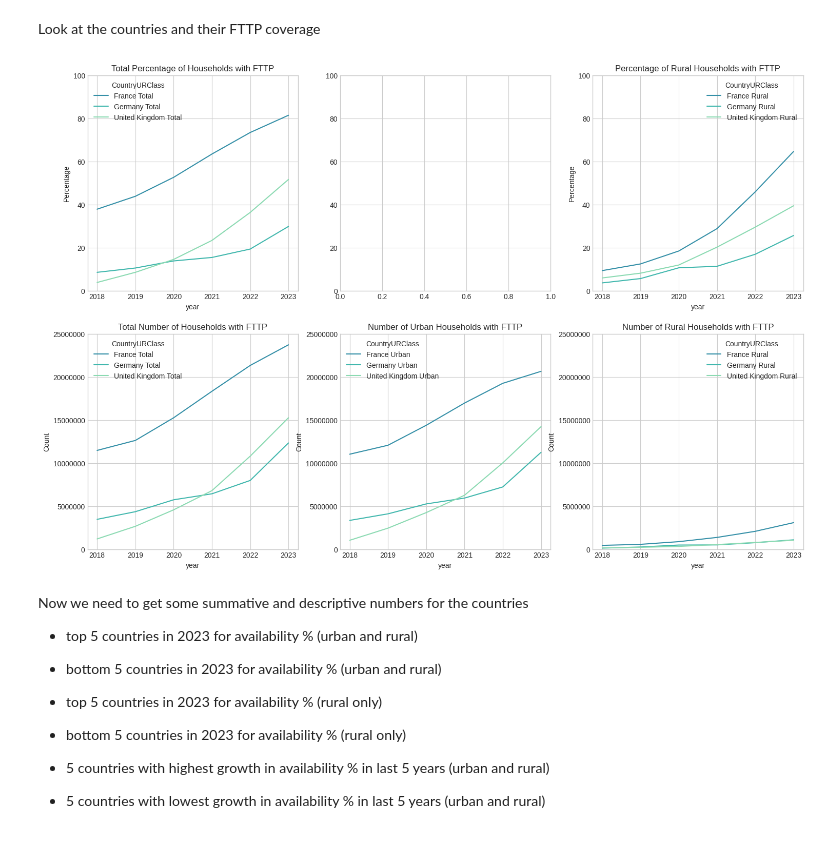
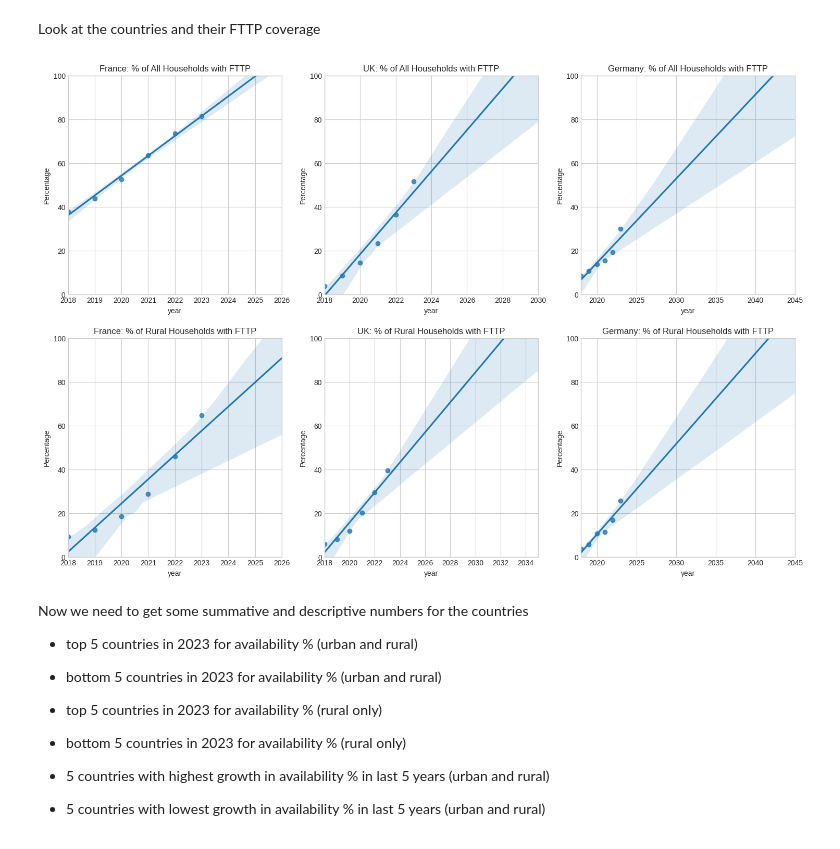
Before and after one commit to yuliiabosher/Fiber-optic-project, a Jupyter notebook: european_fibre_optic_data_clean_and_load.ipynb, the cells around one changed output. Drawn from its saved outputs; the diff is of its cells as text; code cells hidden in the pictures.

```diff
--- a/european_fibre_optic_data_clean_and_load.ipynb
+++ b/european_fibre_optic_data_clean_and_load.ipynb
@@ -321,52 +321,94 @@ dfUKFranceGermanyTotalPlotHouseholds['CountryURClass'] = dfUKFranceGermanyTotalP
 dfUKFranceGermanyUrbanPlotHouseholds=dfUKFranceGermanyUrbanPlotHouseholds.melt(id_vars=["Country", 'URClass'],value_vars=['Country','2018','2019','2020','2021','2022','2023'])
 dfUKFranceGermanyUrbanPlotHouseholds['CountryURClass'] = dfUKFranceGermanyUrbanPlotHouseholds[['Country', 'URClass']].agg(' '.join, axis=1)
 
 dfUKFranceGermanyRuralPlotPercentage.rename(columns={'variable': 'year', 'value': 'Percentage'}, inplace=True)
 dfUKFranceGermanyTotalPlotPercentage.rename(columns={'variable': 'year', 'value': 'Percentage'}, inplace=True)
 dfUKFranceGermanyRuralPlotHouseholds.rename(columns={'variable': 'year', 'value': 'Count'}, inplace=True)
 dfUKFranceGermanyTotalPlotHouseholds.rename(columns={'variable': 'year', 'value': 'Count'}, inplace=True)
 dfUKFranceGermanyUrbanPlotHouseholds.rename(columns={'variable': 'year', 'value': 'Count'}, inplace=True)
 
 def convert_columns_to_numeric(dataframe, isPercentage) :
   if isPercentage:
     dataframe["Percentage"] = pd.to_numeric(dataframe["Percentage"])
   else:
     dataframe["Count"] = pd.to_numeric(dataframe["Count"])
   dataframe["year"] = pd.to_numeric(dataframe["year"])
 
 convert_columns_to_numeric(dfUKFranceGermanyTotalPlotPercentage, True)
 convert_columns_to_numeric(dfUKFranceGermanyRuralPlotPercentage, True)
 convert_columns_to_numeric(dfUKFranceGermanyTotalPlotHouseholds, False)
 convert_columns_to_numeric(dfUKFranceGermanyUrbanPlotHouseholds, False)
 convert_columns_to_numeric(dfUKFranceGermanyRuralPlotHouseholds, False)
 
 colors=sns.color_palette('mako')[3:6]
+if False:
+  fig, axes = plt.subplots(2,3, figsize=(18,12))
+  axes[0,0].set(ylim=(0, 100))
+  axes[0,0].set_title('Total Percentage of Households with FTTP')
+  #axes[0,1].set_title('Percentage of Rural Households with FTTP')
+  axes[0,1].set(ylim=(0, 100))
+  axes[0,2].set(ylim=(0, 100))
+  axes[0,2].set_title('Percentage of Rural Households with FTTP')
+  axes[1,0].set_title('Total Number of Households with FTTP')
+  axes[1,1].set_title('Number of Urban Households with FTTP')
+  axes[1,2].set_title('Number of Rural Households with FTTP')
+  axes[1,0].get_yaxis().get_major_formatter().set_scientific(False)
+  axes[1,1].get_yaxis().get_major_formatter().set_scientific(False)
+  axes[1,2].get_yaxis().get_major_formatter().set_scientific(False)
+  axes[1,0].set(ylim=(0, 25000000))
+  axes[1,1].set(ylim=(0, 25000000))
+  axes[1,2].set(ylim=(0, 25000000))
+
+  sns.lineplot(x='year', y='Percentage', hue='CountryURClass', palette=colors, data=dfUKFranceGermanyTotalPlotPercentage,ax=axes[0,0])
+  sns.lineplot(x='year', y='Percentage', hue='CountryURClass', palette=colors, data=dfUKFranceGermanyRuralPlotPercentage, ax=axes[0,2])
+  sns.lineplot(x='year', y='Count', hue='CountryURClass', palette=colors, data=dfUKFranceGermanyTotalPlotHouseholds, ax=axes[1,0])
+  sns.lineplot(x='year', y='Count', hue='CountryURClass', palette=colors, data=dfUKFranceGermanyUrbanPlotHouseholds, ax=axes[1,1])
+  sns.lineplot(x='year', y='Count', hue='CountryURClass', palette=colors, data=dfUKFranceGermanyRuralPlotHouseholds, ax=axes[1,2])
+  cursor(hover=True)
+#plt.show()
+
+dfFranceTotalPlotPercentage=dfUKFranceGermanyTotalPlotPercentage[(dfUKFranceGermanyTotalPlotPercentage['Country'] == 'France') ]
+dfGermanyTotalPlotPercentage=dfUKFranceGermanyTotalPlotPercentage[(dfUKFranceGermanyTotalPlotPercentage['Country'] == 'Germany') ]
+dfUKTotalPlotPercentage=dfUKFranceGermanyTotalPlotPercentage[(dfUKFranceGermanyTotalPlotPercentage['Country'] == 'United Kingdom') ]
+dfFranceRuralPlotPercentage=dfUKFranceGermanyRuralPlotPercentage[(dfUKFranceGermanyRuralPlotPercentage['Country'] == 'France') ]
+dfGermanyRuralPlotPercentage=dfUKFranceGermanyRuralPlotPercentage[(dfUKFranceGermanyRuralPlotPercentage['Country'] == 'Germany') ]
+dfUKRuralPlotPercentage=dfUKFranceGermanyRuralPlotPercentage[(dfUKFranceGermanyRuralPlotPercentage['Country'] == 'United Kingdom') ]
+
 fig, axes = plt.subplots(2,3, figsize=(18,12))
+xlim = [2018,2035]
 axes[0,0].set(ylim=(0, 100))
-axes[0,0].set_title('Total Percentage of Households with FTTP')
-#axes[0,1].set_title('Percentage of Rural Households with FTTP')
 axes[0,1].set(ylim=(0, 100))
 axes[0,2].set(ylim=(0, 100))
-axes[0,2].set_title('Percentage of Rural Households with FTTP')
-axes[1,0].set_title('Total Number of Households with FTTP')
-axes[1,1].set_title('Number of Urban Households with FTTP')
-axes[1,2].set_title('Number of Rural Households with FTTP')
-axes[1,0].get_yaxis().get_major_formatter().set_scientific(False)
-axes[1,1].get_yaxis().get_major_formatter().set_scientific(False)
-axes[1,2].get_yaxis().get_major_formatter().set_scientific(False)
-axes[1,0].set(ylim=(0, 25000000))
-axes[1,1].set(ylim=(0, 25000000))
-axes[1,2].set(ylim=(0, 25000000))
+axes[0,0].set(xlim=(2018, 2026))
+axes[0,1].set(xlim=(2018, 2030))
+axes[0,2].set(xlim=(2018, 2045))
+axes[0,0].set_title('France: % of All Households with FTTP')
+axes[0,1].set_title('UK: % of All Households with FTTP')
+axes[0,2].set_title('Germany: % of All Households with FTTP')
+axes[1,0].set(ylim=(0, 100))
+axes[1,1].set(ylim=(0, 100))
+axes[1,2].set(ylim=(0, 100))
+axes[1,0].set(xlim=(2018, 2026))
+axes[1,1].set(xlim=(2018, 2035))
+axes[1,2].set(xlim=(2018, 2045))
+axes[1,0].set_title('France: % of Rural Households with FTTP')
+axes[1,1].set_title('UK: % of Rural Households with FTTP')
+axes[1,2].set_title('Germany: % of Rural Households with FTTP')
+sns.regplot(x='year', y='Percentage', data=dfFranceTotalPlotPercentage, truncate=False, ax=axes[0,0])
+sns.regplot(x='year', y='Percentage', data=dfUKTotalPlotPercentage, truncate=False, ax=axes[0,1])
+sns.regplot(x='year', y='Percentage', data=dfGermanyTotalPlotPercentage, truncate=False, ax=axes[0,2])
+sns.regplot(x='year', y='Percentage', data=dfFranceRuralPlotPercentage, truncate=False, ax=axes[1,0])
+sns.regplot(x='year', y='Percentage', data=dfUKRuralPlotPercentage, truncate=False, ax=axes[1,1])
+sns.regplot(x='year', y='Percentage', data=dfGermanyRuralPlotPercentage, truncate=False, ax=axes[1,2])
 
-sns.lineplot(x='year', y='Percentage', hue='CountryURClass', palette=colors, data=dfUKFranceGermanyTotalPlotPercentage,ax=axes[0,0])
-sns.lineplot(x='year', y='Percentage', hue='CountryURClass', palette=colors, data=dfUKFranceGermanyRuralPlotPercentage, ax=axes[0,2])
-sns.lineplot(x='year', y='Count', hue='CountryURClass', palette=colors, data=dfUKFranceGermanyTotalPlotHouseholds, ax=axes[1,0])
-sns.lineplot(x='year', y='Count', hue='CountryURClass', palette=colors, data=dfUKFranceGermanyUrbanPlotHouseholds, ax=axes[1,1])
-sns.lineplot(x='year', y='Count', hue='CountryURClass', palette=colors, data=dfUKFranceGermanyRuralPlotHouseholds, ax=axes[1,2])
-cursor(hover=True)
+#m = sns.lmplot(x='year', y='Percentage', hue='CountryURClass', palette=colors, data=dfUKFranceGermanyTotalPlotPercentage)
+
+
+#plt.set_title('Total Percentage of Households with FTTP')
+plt.ylim([0,100])
 plt.show()
 # %% [output]
-[figure, old version]
+[figure, new version]
 # %% [markdown]
 Now we need to get some summative and descriptive numbers
 for the countries
```
